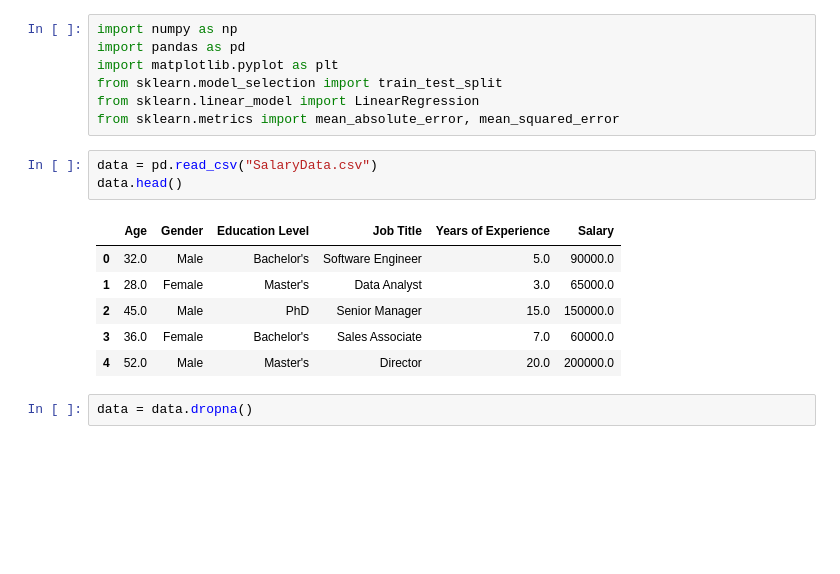
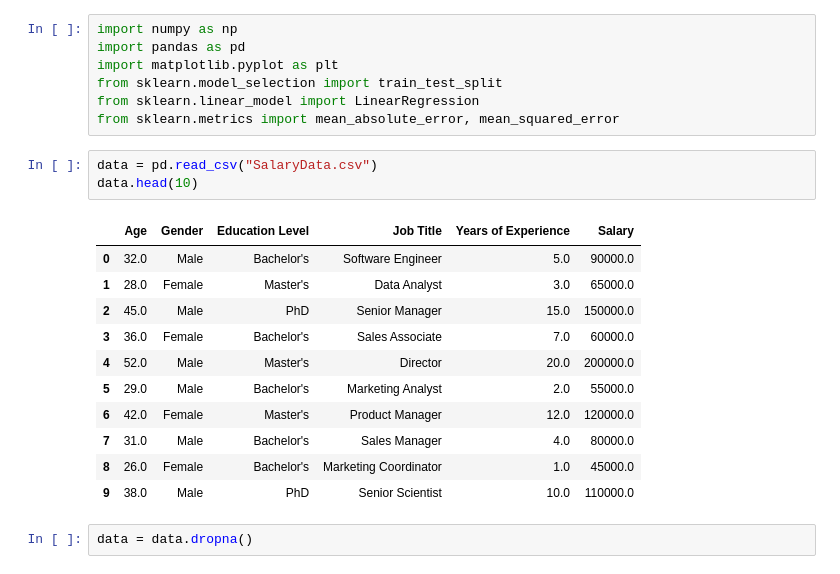
Before and after one commit to Fanuel369/Salary-Prediction, a Jupyter notebook: Salary Prediction.ipynb, the cells around one changed output. Drawn from its saved outputs; the diff is of its cells as text; blank space fills up the shorter version.

```diff
--- a/Salary Prediction.ipynb
+++ b/Salary Prediction.ipynb
@@ -9,14 +9,19 @@ from sklearn.linear_model import LinearRegression
 from sklearn.metrics import mean_absolute_error, mean_squared_error
 # %%
 data = pd.read_csv("SalaryData.csv")
-data.head()
+data.head(10)
 # %% [output]
 |  | Age | Gender | Education Level | Job Title | Years of Experience | Salary |
 | 0 | 32.0 | Male | Bachelor's | Software Engineer | 5.0 | 90000.0 |
 | 1 | 28.0 | Female | Master's | Data Analyst | 3.0 | 65000.0 |
 | 2 | 45.0 | Male | PhD | Senior Manager | 15.0 | 150000.0 |
 | 3 | 36.0 | Female | Bachelor's | Sales Associate | 7.0 | 60000.0 |
 | 4 | 52.0 | Male | Master's | Director | 20.0 | 200000.0 |
+| 5 | 29.0 | Male | Bachelor's | Marketing Analyst | 2.0 | 55000.0 |
+| 6 | 42.0 | Female | Master's | Product Manager | 12.0 | 120000.0 |
+| 7 | 31.0 | Male | Bachelor's | Sales Manager | 4.0 | 80000.0 |
+| 8 | 26.0 | Female | Bachelor's | Marketing Coordinator | 1.0 | 45000.0 |
+| 9 | 38.0 | Male | PhD | Senior Scientist | 10.0 | 110000.0 |
 # %%
 data = data.dropna()
 # %%
```
Also changed, not shown: parts of 10 cells of this notebook.
